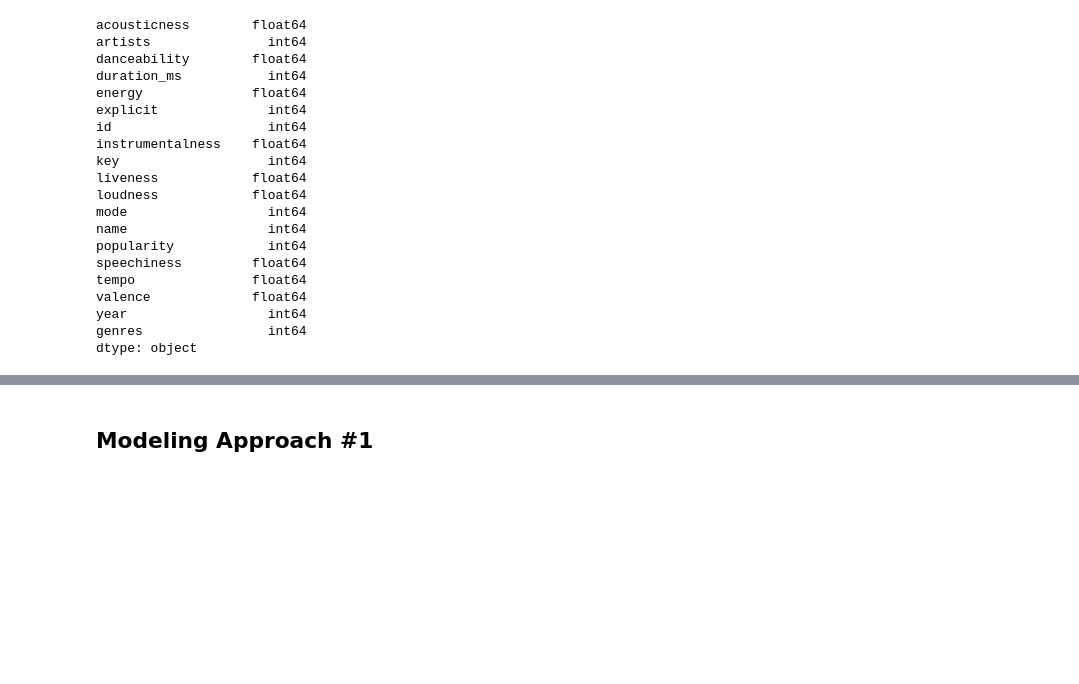
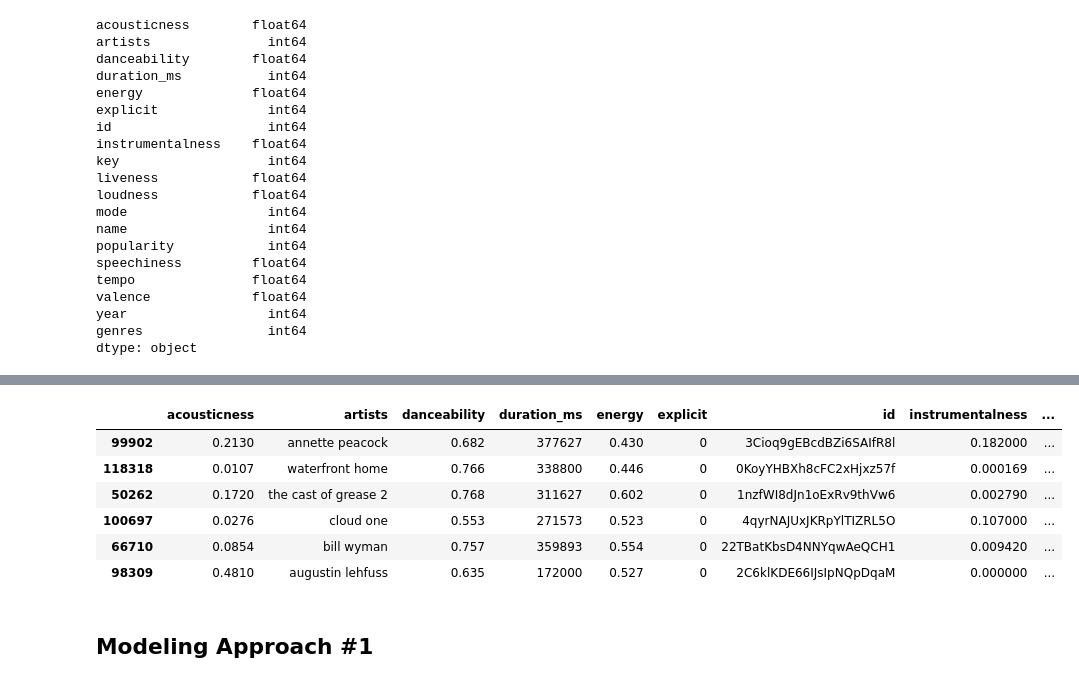
Before and after one commit to tt-dspt-200/song-suggester, a Jupyter notebook: 01_SW_Model_Development.ipynb, the cells around one changed output, grey strips where cells are left out. Saved outputs shown, nothing was run; the diff lists cells and outputs as text; code cells hidden in the pictures; blank space fills up the shorter version.

```diff
--- a/01_SW_Model_Development.ipynb
+++ b/01_SW_Model_Development.ipynb
@@ -394,0 +441,8 @@ test_e
+# %%
+def wrangle(X, encoder, scaler, spotify_df):
+  X['artists'] = X['artists'].lower()
+  X['name'] = X['name'].lower()
+  result = df[spotify_df['artists'].str.contains(X['artists']) & spotify_df['name'].str.contains(X['name'])]
+  X = encoder.transform(result)
+  X = scaler.transform(X)
+  return(X)
@@ -439,3 +479,34 @@ df.iloc[j[0]]
+# %%
+import joblib
+from joblib import dump, load
+
+dump(encoder, 'base_encoder.joblib')
+base_encoder = load('base_encoder.joblib')
+
+dump(scaler, 'base_scaler.joblib')
+base_scaler = load('base_scaler.joblib')
+
+dump(get_pred, 'base_pred.joblib')
+base_pred = load('base_pred.joblib')
+# %%
+# dummy data
+test_1 = {
+    'artists':'peacock',
+    'name':'pony'
+}
+# %%
+# test
+tidy=wrangle(test_1, encoder, scaler, df)
+answer=base_pred(tidy, df)
+answer
+# %% [output]
+|  | acousticness | artists | danceability | duration_ms | energy | explicit | id | instrumentalness | ... |
+| 99902 | 0.2130 | annette peacock | 0.682 | 377627 | 0.430 | 0 | 3Cioq9gEBcdBZi6SAIfR8l | 0.182000 | ... |
+| 118318 | 0.0107 | waterfront home | 0.766 | 338800 | 0.446 | 0 | 0KoyYHBXh8cFC2xHjxz57f | 0.000169 | ... |
+| 50262 | 0.1720 | the cast of grease 2 | 0.768 | 311627 | 0.602 | 0 | 1nzfWI8dJn1oExRv9thVw6 | 0.002790 | ... |
+| 100697 | 0.0276 | cloud one | 0.553 | 271573 | 0.523 | 0 | 4qyrNAJUxJKRpYlTIZRL5O | 0.107000 | ... |
+| 66710 | 0.0854 | bill wyman | 0.757 | 359893 | 0.554 | 0 | 22TBatKbsD4NNYqwAeQCH1 | 0.009420 | ... |
+| 98309 | 0.4810 | augustin lehfuss | 0.635 | 172000 | 0.527 | 0 | 2C6klKDE66IJsIpNQpDqaM | 0.000000 | ... |
 # %% [markdown]
 ## Modeling Approach #1
 # %% [markdown]
```
Also changed, not shown: parts of 34 cells of this notebook.
